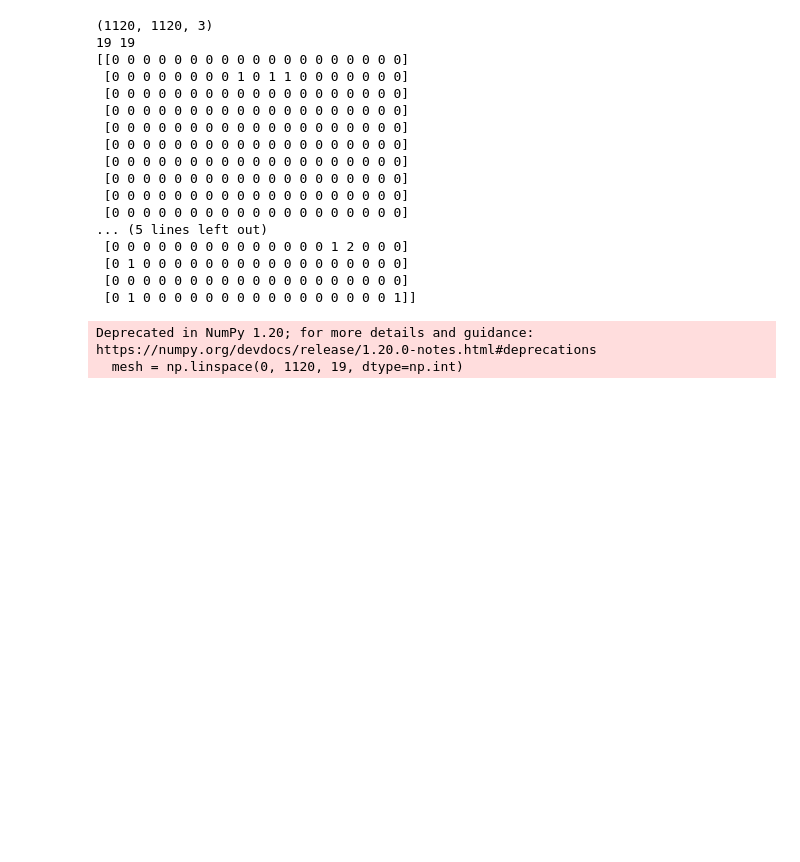
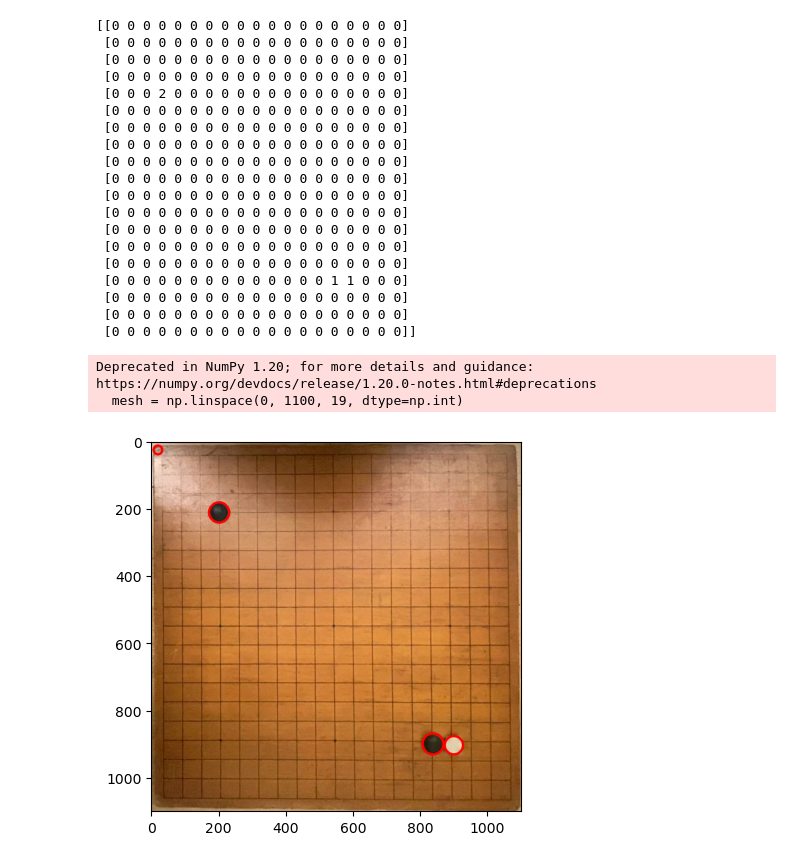
Before and after one commit to Howeng98/go_game_extension, a Jupyter notebook: run.ipynb, the cells around one changed output. Drawn from its saved outputs; the diff is of its cells as text; code cells hidden in the pictures; blank space fills up the shorter version.

```diff
--- a/run.ipynb
+++ b/run.ipynb
@@ -106,45 +47,63 @@ Deprecated in NumPy 1.20; for more details and guidance: https://numpy.org/devdo
 # %%
-print(im.shape)
-mesh = np.linspace(0, 1120, 19, dtype=np.int)
+pts1 = np.float32([(513,55),(583,1040),(1603,57),(1554,981)])
+pts2 = np.float32([(0,0), (0,1100), (1100,10), (1100,1100)])
+
+
+m = cv2.getPerspectiveTransform(pts1, pts2)
+fixed_rgb_img = cv2.warpPerspective(img, m, (1100, 1100))
+fixed_gray_img = cv2.warpPerspective(gray, m, (1100, 1100))
+
+circle1 = cv2.HoughCircles(fixed_gray_img, cv2.HOUGH_GRADIENT, 1, 20, param1=100, param2=15, minRadius=5, maxRadius=35)
+circles = circle1[0, :, :]
+circles = np.uint16(np.around(circles))
+
+for i in circles:
+    cv2.circle(fixed_rgb_img, (i[0], i[1]), i[2], (255,0,0), 5)
+
+plt.imshow(fixed_rgb_img)
+
+
+mesh = np.linspace(0, 1100, 19, dtype=np.int)
 rows, cols = np.meshgrid(mesh, mesh)
-print(len(rows), len(cols))
-circles = cv2.HoughCircles(board_gray, cv2.HOUGH_GRADIENT, 1, 20, param1=40, param2=10, minRadius=12, maxRadius=18) # 再做一次圆检测
-circles = np.uint32(np.around(circles[0]))
 phase = np.zeros_like(rows, dtype=np.uint8)
-im_hsv = cv2.cvtColor(new_board_bgr, cv2.COLOR_BGR2HSV_FULL)
+im_hsv = cv2.cvtColor(fixed_rgb_img, cv2.COLOR_BGR2HSV_FULL)
 for circle in circles:
-	row = int(round((circle[1]-22)/59))
-	col = int(round((circle[0]-22)/59))
+	row = int(round((circle[1])/60))
+	col = int(round((circle[0])/60))
 	# print(row,col)
 	# print(circle)
-	hsv_ = im_hsv[cols[row,col]-5:cols[row,col]+5, rows[row,col]-5:rows[row,col]+5]
+	hsv_ = im_hsv[cols[row,col]-7:cols[row,col]+7, rows[row,col]-7:rows[row,col]+7]
 	s = np.mean(hsv_[:,:,1])
 	v = np.mean(hsv_[:,:,2])
 
-	if 0 < v < 110:
+	if 0 < v < 250 and 0 < s < 250:
 		phase[row,col] = 1 # 黑棋
-	elif 0 < s < 50 and 114 < v < 256:
+	if 200 > np.mean(hsv_[:, :, 0]) > 150:
+	# elif 150 < s < 170 and 230 < v < 250:
 		phase[row,col] = 2 # 白棋
 
 # print go board prediction
 print(phase)
 # %% [output]
-(1120, 1120, 3)
-19 19
 [[0 0 0 0 0 0 0 0 0 0 0 0 0 0 0 0 0 0 0]
- [0 0 0 0 0 0 0 0 1 0 1 1 0 0 0 0 0 0 0]
+ [0 0 0 0 0 0 0 0 0 0 0 0 0 0 0 0 0 0 0]
+ [0 0 0 0 0 0 0 0 0 0 0 0 0 0 0 0 0 0 0]
+ [0 0 0 0 0 0 0 0 0 0 0 0 0 0 0 0 0 0 0]
+ [0 0 0 2 0 0 0 0 0 0 0 0 0 0 0 0 0 0 0]
  [0 0 0 0 0 0 0 0 0 0 0 0 0 0 0 0 0 0 0]
  [0 0 0 0 0 0 0 0 0 0 0 0 0 0 0 0 0 0 0]
  [0 0 0 0 0 0 0 0 0 0 0 0 0 0 0 0 0 0 0]
  [0 0 0 0 0 0 0 0 0 0 0 0 0 0 0 0 0 0 0]
  [0 0 0 0 0 0 0 0 0 0 0 0 0 0 0 0 0 0 0]
  [0 0 0 0 0 0 0 0 0 0 0 0 0 0 0 0 0 0 0]
  [0 0 0 0 0 0 0 0 0 0 0 0 0 0 0 0 0 0 0]
  [0 0 0 0 0 0 0 0 0 0 0 0 0 0 0 0 0 0 0]
-... (5 lines left out)
- [0 0 0 0 0 0 0 0 0 0 0 0 0 0 1 2 0 0 0]
- [0 1 0 0 0 0 0 0 0 0 0 0 0 0 0 0 0 0 0]
  [0 0 0 0 0 0 0 0 0 0 0 0 0 0 0 0 0 0 0]
- [0 1 0 0 0 0 0 0 0 0 0 0 0 0 0 0 0 0 1]]
+ [0 0 0 0 0 0 0 0 0 0 0 0 0 0 0 0 0 0 0]
+ [0 0 0 0 0 0 0 0 0 0 0 0 0 0 1 1 0 0 0]
+ [0 0 0 0 0 0 0 0 0 0 0 0 0 0 0 0 0 0 0]
+ [0 0 0 0 0 0 0 0 0 0 0 0 0 0 0 0 0 0 0]
+ [0 0 0 0 0 0 0 0 0 0 0 0 0 0 0 0 0 0 0]]
 Deprecated in NumPy 1.20; for more details and guidance: https://numpy.org/devdocs/release/1.20.0-notes.html#deprecations
-  mesh = np.linspace(0, 1120, 19, dtype=np.int)
+  mesh = np.linspace(0, 1100, 19, dtype=np.int)
+[figure, added]
```
Also changed, not shown: parts of 8 cells of this notebook, 2 other files.
